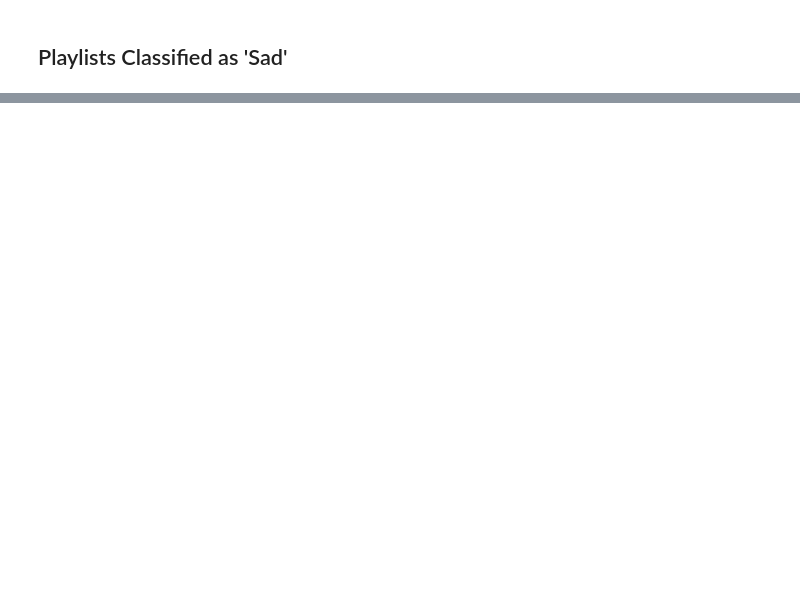
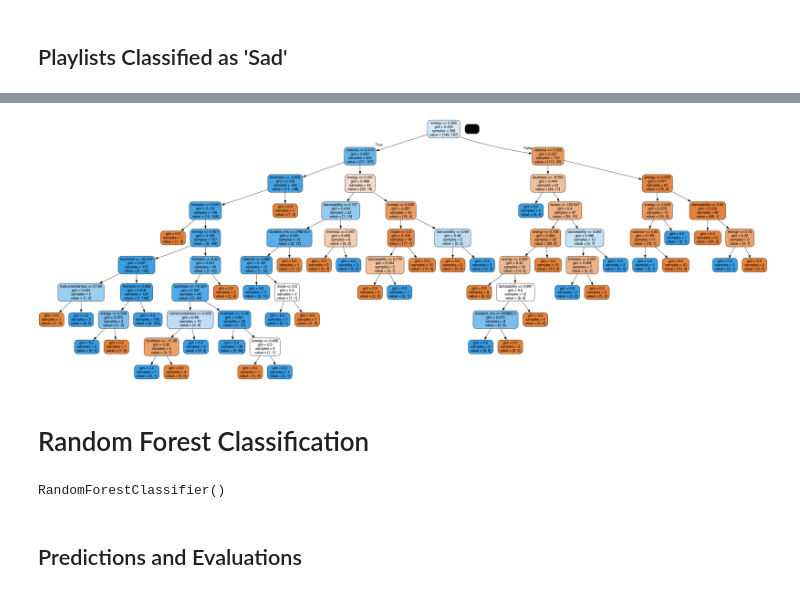
Before and after one commit to matthewlimm/musicmate, a Jupyter notebook: main.ipynb, the cells around one changed output, grey strips where cells are left out. Cells and saved outputs as stored; diff of their text form; code cells hidden in the pictures; blank space fills up the shorter version.

```diff
--- a/main.ipynb
+++ b/main.ipynb
@@ -94,0 +175,2 @@ happy.head()
+# %%
+X_train, X_test, y_train, y_test = train_test_split(X, y, test_size=0.30)
@@ -94,0 +181,4 @@ happy.head()
+# %%
+dtree = DecisionTreeClassifier()
+# %%
+dtree.fit(X_train,y_train)
@@ -94,0 +211,8 @@ happy.head()
+# %%
+from IPython.display import Image
+from six import StringIO
+from sklearn.tree import export_graphviz
+import pydot
+
+features = list(df.columns[4:-1])
+features
@@ -94,0 +232,10 @@ happy.head()
+# %%
+dot_data = StringIO()
+export_graphviz(dtree, out_file=dot_data,feature_names=features,filled=True,rounded=True)
+
+graph = pydot.graph_from_dot_data(dot_data.getvalue())
+Image(graph[0].create_png())
+# %% [output]
+[figure, added]
+# %% [markdown]
+# Random Forest Classification
@@ -94,0 +246,6 @@ happy.head()
+# %%
+rfc.fit(X_train, y_train)
+# %% [output]
+RandomForestClassifier()
+# %% [markdown]
+## Predictions and Evaluations
```
Also changed, not shown: parts of 37 cells of this notebook, 3 other files.
